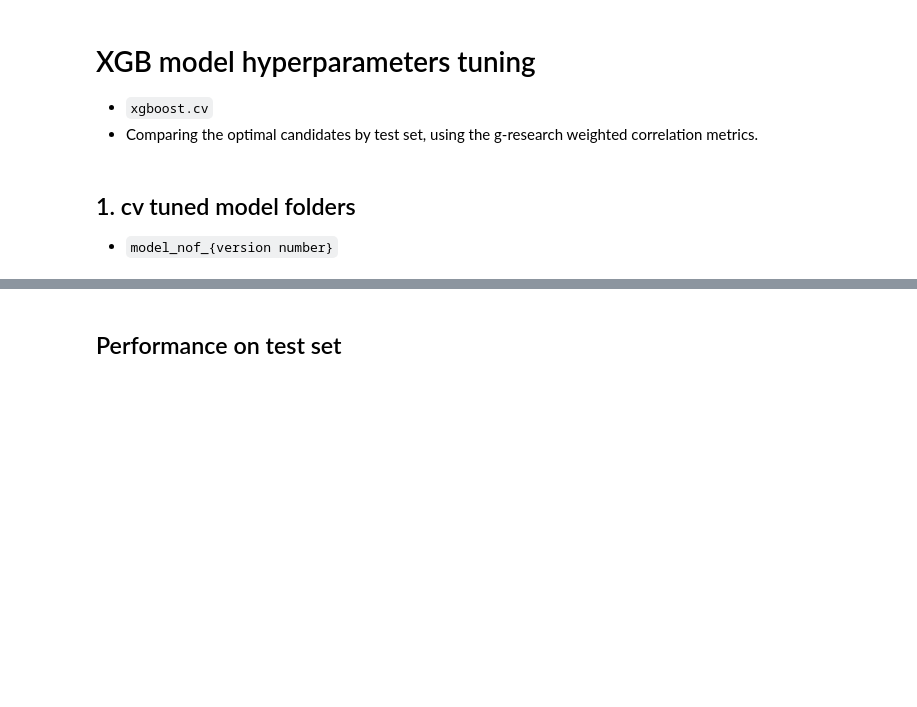
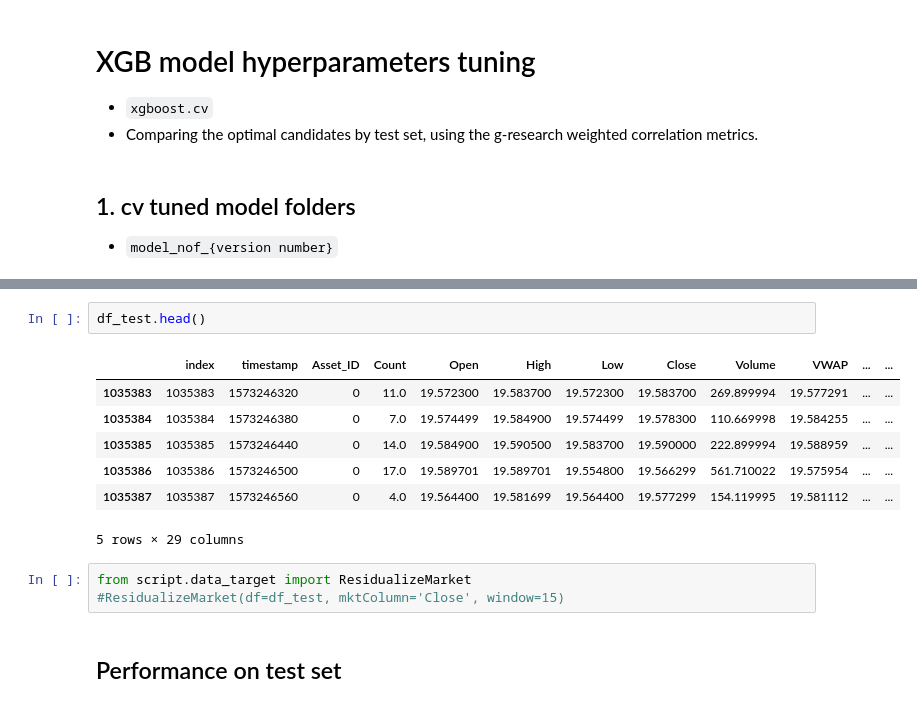
Before and after one commit to 123mitnik/Crypto_Forecasting_kaggle, a Jupyter notebook: crypto-xgb-cv.ipynb, the cells around one changed output, grey strips where cells are left out. Drawn from its saved outputs; the diff is of its cells as text; blank space fills up the shorter version.

```diff
--- a/crypto-xgb-cv.ipynb
+++ b/crypto-xgb-cv.ipynb
@@ -89,6 +110,19 @@ gc.collect()
 #                unit="s", infer_datetime_format=True)
 # %% [output]
 0
+# %%
+df_test.head()
+# %% [output]
+|  | index | timestamp | Asset_ID | Count | Open | High | Low | Close | Volume | VWAP | ... | ... |
+| 1035383 | 1035383 | 1573246320 | 0 | 11.0 | 19.572300 | 19.583700 | 19.572300 | 19.583700 | 269.899994 | 19.577291 | ... | ... |
+| 1035384 | 1035384 | 1573246380 | 0 | 7.0 | 19.574499 | 19.584900 | 19.574499 | 19.578300 | 110.669998 | 19.584255 | ... | ... |
+| 1035385 | 1035385 | 1573246440 | 0 | 14.0 | 19.584900 | 19.590500 | 19.583700 | 19.590000 | 222.899994 | 19.588959 | ... | ... |
+| 1035386 | 1035386 | 1573246500 | 0 | 17.0 | 19.589701 | 19.589701 | 19.554800 | 19.566299 | 561.710022 | 19.575954 | ... | ... |
+| 1035387 | 1035387 | 1573246560 | 0 | 4.0 | 19.564400 | 19.581699 | 19.564400 | 19.577299 | 154.119995 | 19.581112 | ... | ... |
+5 rows × 29 columns
+# %%
+from script.data_target import ResidualizeMarket
+#ResidualizeMarket(df=df_test, mktColumn='Close', window=15)
 # %% [markdown]
 ## Performance on test set
 # %%
```
Also changed, not shown: parts of 13 cells of this notebook, 5 other files.
